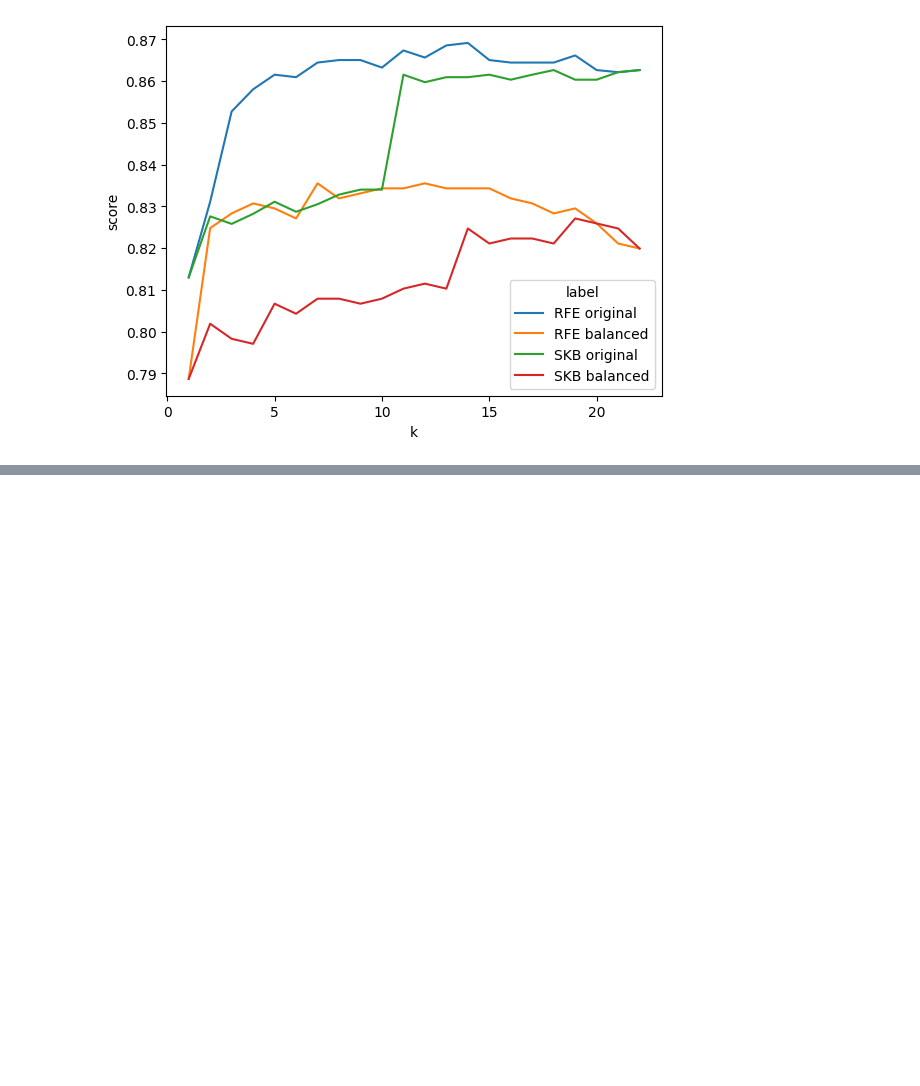
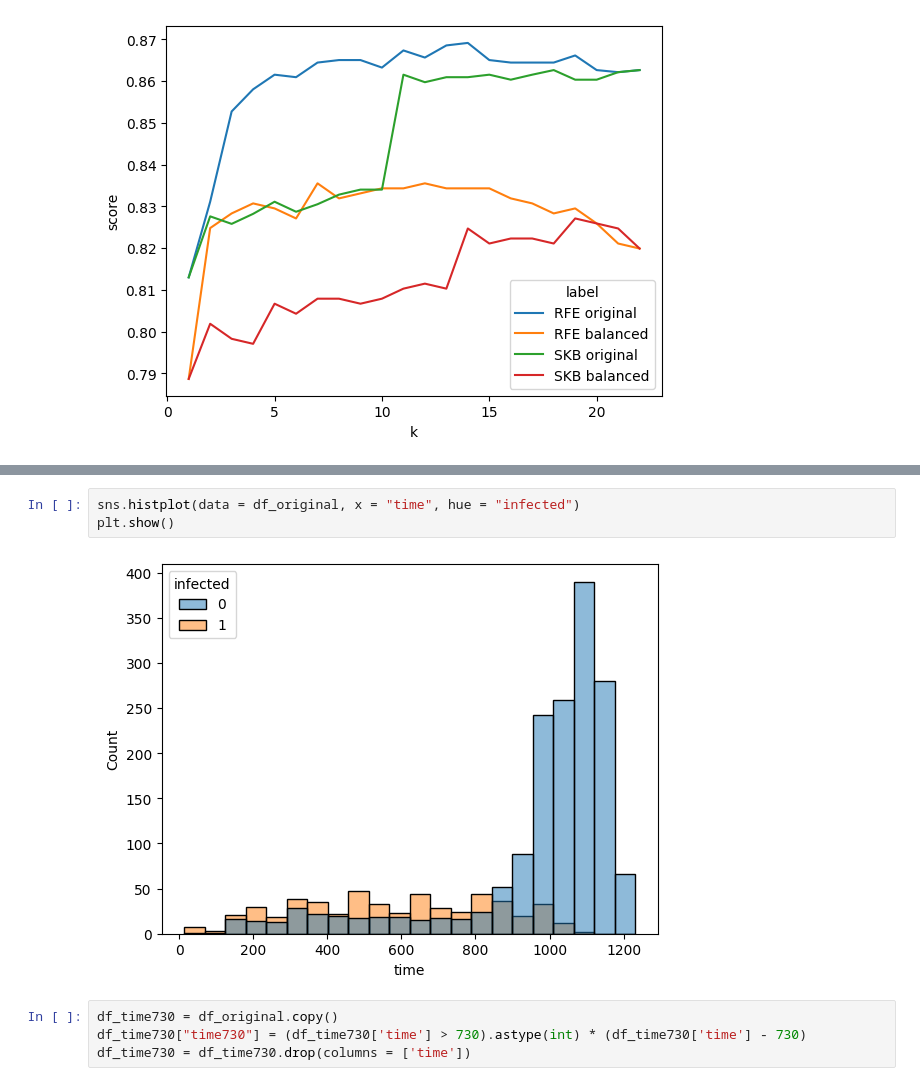
Before and after one commit to AlexanderBusa/ProgettoTeam2, a Jupyter notebook: EDP.ipynb, the cells around one changed output, grey strips where cells are left out. Saved outputs shown, nothing was run; the diff lists cells and outputs as text; blank space fills up the shorter version.

```diff
--- a/EDP.ipynb
+++ b/EDP.ipynb
@@ -66,0 +96,9 @@ plt.show()
+# %%
+sns.histplot(data = df_original, x = "time", hue = "infected")
+plt.show()
+# %% [output]
+[figure, added]
+# %%
+df_time730 = df_original.copy()
+df_time730["time730"] = (df_time730['time'] > 730).astype(int) * (df_time730['time'] - 730)
+df_time730 = df_time730.drop(columns = ['time'])
```
Also changed, not shown: parts of 8 cells of this notebook.
